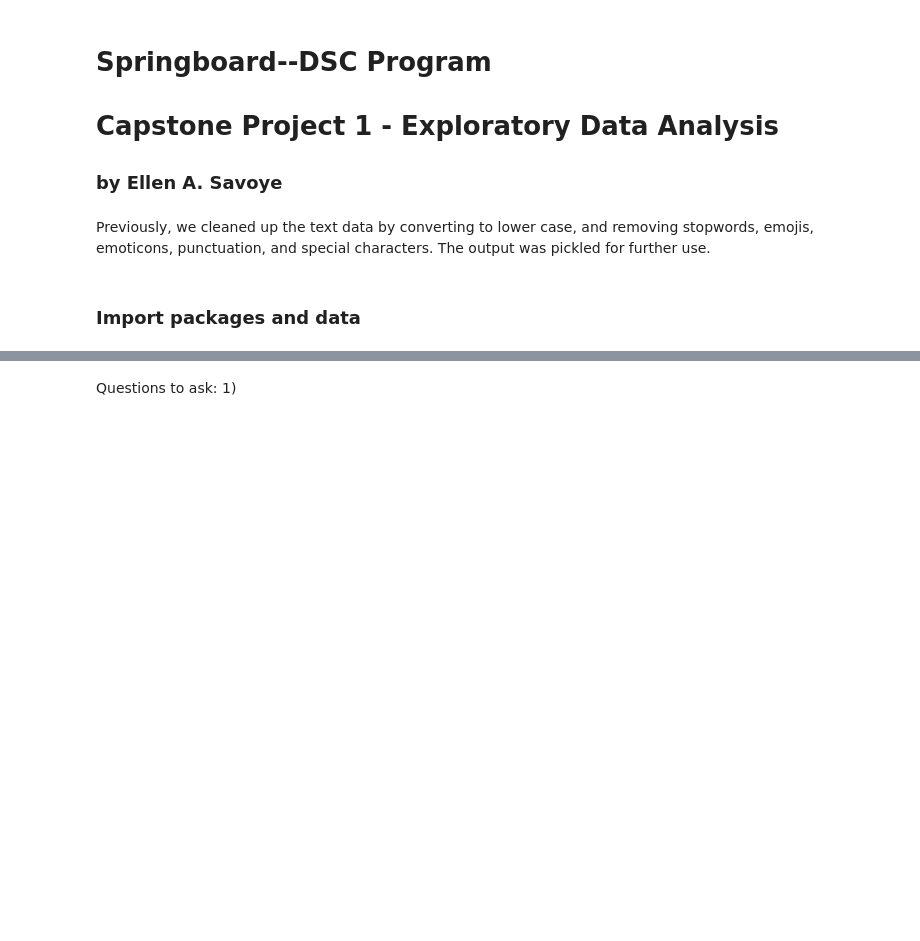
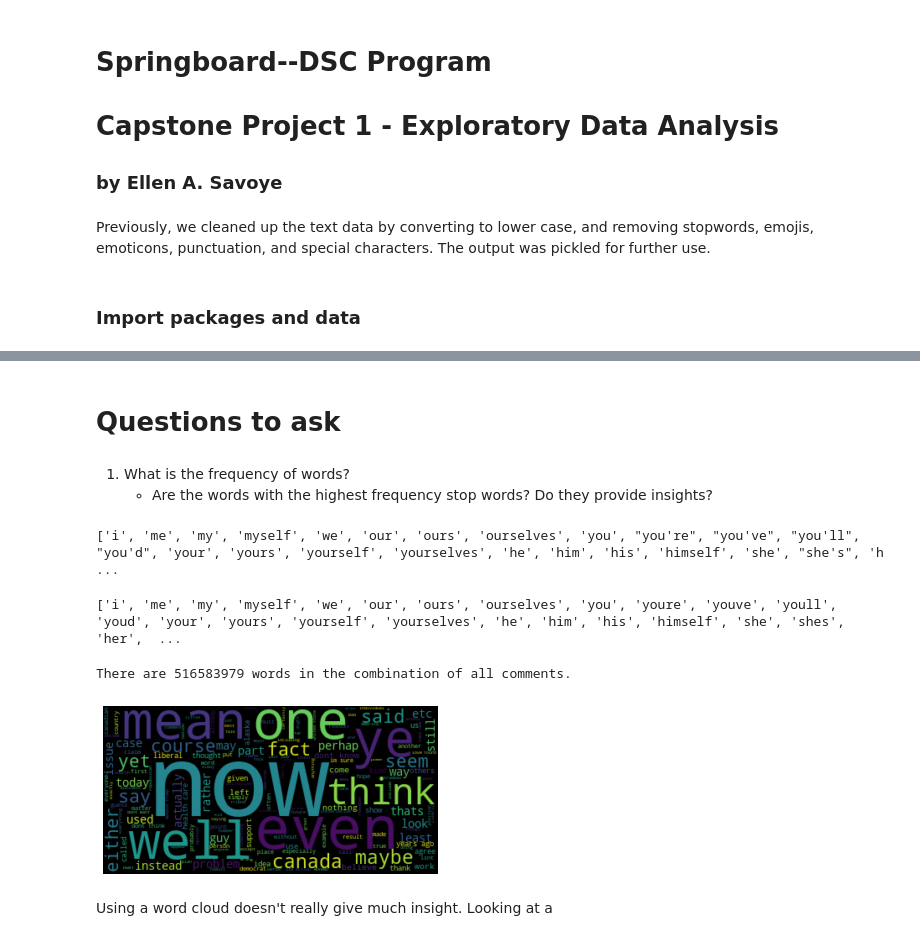
Before and after one commit to Esavoye/Data_Science_Career_Track, a Jupyter notebook: Capstone_1/Code/Capstone_1_EDA.ipynb, the cells around one changed output, grey strips where cells are left out. Saved outputs shown, nothing was run; the diff lists cells and outputs as text; code cells hidden in the pictures; blank space fills up the shorter version.

```diff
--- a/Capstone_1/Code/Capstone_1_EDA.ipynb
+++ b/Capstone_1/Code/Capstone_1_EDA.ipynb
@@ -59,3 +76,14 @@ unpickled_df = pd.read_pickle(dst + '/cleaned_train_data.pkl')
 # %% [markdown]
-Questions to ask:
-1)
+# Questions to ask
+# %% [markdown]
+1) What is the frequency of words?
+    - Are the words with the highest frequency stop words? Do they provide insights?
+# %%
+# adding length of comments and word count of each comment
+unpickled_df['comment_len'] = unpickled_df['clean_text'].astype(str).swifter.apply(len)
+unpickled_df['word_count'] = unpickled_df['clean_text'].swifter.apply(lambda x: len(str(x).split()))
+# %%
+#Check stopwords currently in list
+print(stopword_list)
+# %% [output]
+['i', 'me', 'my', 'myself', 'we', 'our', 'ours', 'ourselves', 'you', "you're", "you've", "you'll", "you'd", 'your', 'yours', 'yourself', 'yourselves', 'he', 'him', 'his', 'himself', 'she', "she's", 'h ...
@@ -61,0 +97,22 @@ Questions to ask:
+# %%
+#Check stopwords currently in list
+print(stopword_list_updated)
+# %% [output]
+['i', 'me', 'my', 'myself', 'we', 'our', 'ours', 'ourselves', 'you', 'youre', 'youve', 'youll', 'youd', 'your', 'yours', 'yourself', 'yourselves', 'he', 'him', 'his', 'himself', 'she', 'shes', 'her',  ...
+# %%
+# All reviews:
+text = " ".join(comment for comment in unpickled_df.clean_text)
+print ("There are {} words in the combination of all comments.".format(len(text)))
+
+# Create and generate a word cloud image:
+wordcloud = WordCloud().generate(text)
+
+# Display the generated image:
+plt.imshow(wordcloud, interpolation='bilinear')
+plt.axis("off")
+plt.show()
+# %% [output]
+There are 516583979 words in the combination of all comments.
+[figure, added]
+# %% [markdown]
+Using a word cloud doesn't really give much insight. Looking at a
```
Also changed, not shown: parts of 11 cells of this notebook.
